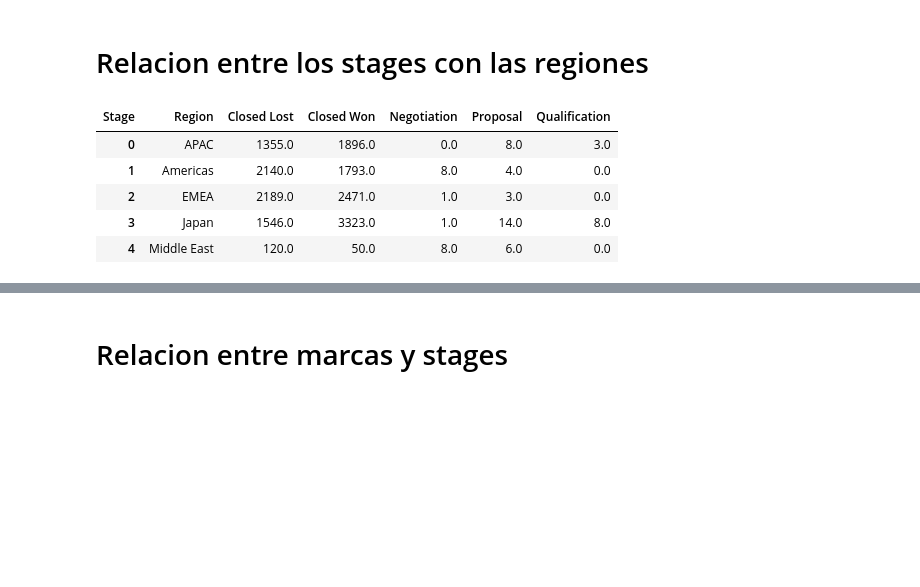
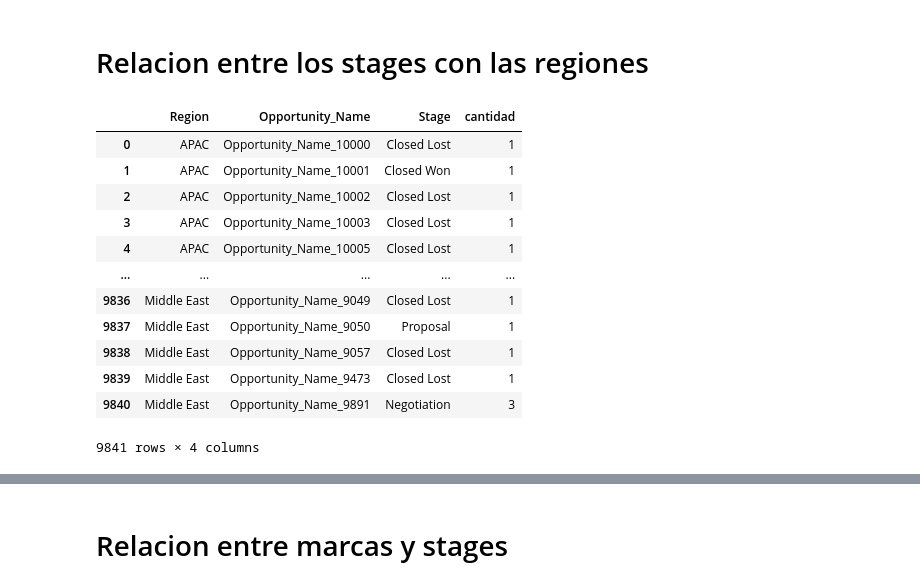
Before and after one commit to joaquinparodi/TP-DATOS, a Jupyter notebook: Analisis/Analisis Joaquin.ipynb, the cells around one changed output, grey strips where cells are left out. Drawn from its saved outputs; the diff is of its cells as text; code cells hidden in the pictures; blank space fills up the shorter version.

```diff
--- a/Analisis/Analisis Joaquin.ipynb
+++ b/Analisis/Analisis Joaquin.ipynb
@@ -104,16 +104,21 @@ df.head()
 # %%
 #falta titulo, etc del grafico
 df = df_original
-grouped_by_region = df.groupby(['Region','Stage']).agg({'ID':['count']})
+grouped_by_region = df.groupby(['Region','Opportunity_Name','Stage']).agg({'ID':['count']})
 grouped_by_region.columns = ['cantidad']
 grouped_by_region = grouped_by_region.reset_index()
-pivoted = grouped_by_region.pivot(index = 'Region', columns = 'Stage', values = 'cantidad').fillna(0)
-pivoted = pivoted.reset_index()
-pivoted
+grouped_by_region
 # %% [output]
-| Stage | Region | Closed Lost | Closed Won | Negotiation | Proposal | Qualification |
-| 0 | APAC | 1355.0 | 1896.0 | 0.0 | 8.0 | 3.0 |
-| 1 | Americas | 2140.0 | 1793.0 | 8.0 | 4.0 | 0.0 |
-| 2 | EMEA | 2189.0 | 2471.0 | 1.0 | 3.0 | 0.0 |
-| 3 | Japan | 1546.0 | 3323.0 | 1.0 | 14.0 | 8.0 |
-| 4 | Middle East | 120.0 | 50.0 | 8.0 | 6.0 | 0.0 |
+|  | Region | Opportunity_Name | Stage | cantidad |
+| 0 | APAC | Opportunity_Name_10000 | Closed Lost | 1 |
+| 1 | APAC | Opportunity_Name_10001 | Closed Won | 1 |
+| 2 | APAC | Opportunity_Name_10002 | Closed Lost | 1 |
+| 3 | APAC | Opportunity_Name_10003 | Closed Lost | 1 |
+| 4 | APAC | Opportunity_Name_10005 | Closed Lost | 1 |
+| ... | ... | ... | ... | ... |
+| 9836 | Middle East | Opportunity_Name_9049 | Closed Lost | 1 |
+| 9837 | Middle East | Opportunity_Name_9050 | Proposal | 1 |
+| 9838 | Middle East | Opportunity_Name_9057 | Closed Lost | 1 |
+| 9839 | Middle East | Opportunity_Name_9473 | Closed Lost | 1 |
+| 9840 | Middle East | Opportunity_Name_9891 | Negotiation | 3 |
+9841 rows × 4 columns
```
Also changed, not shown: parts of 23 cells of this notebook.
